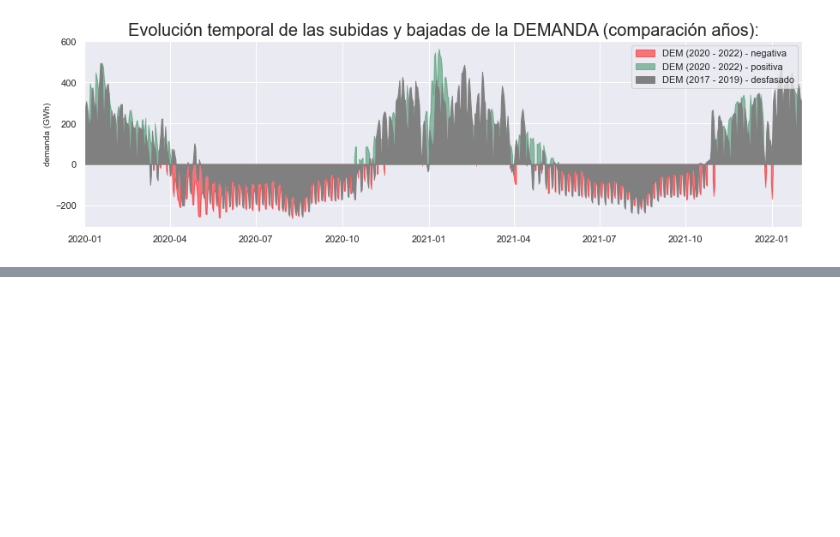
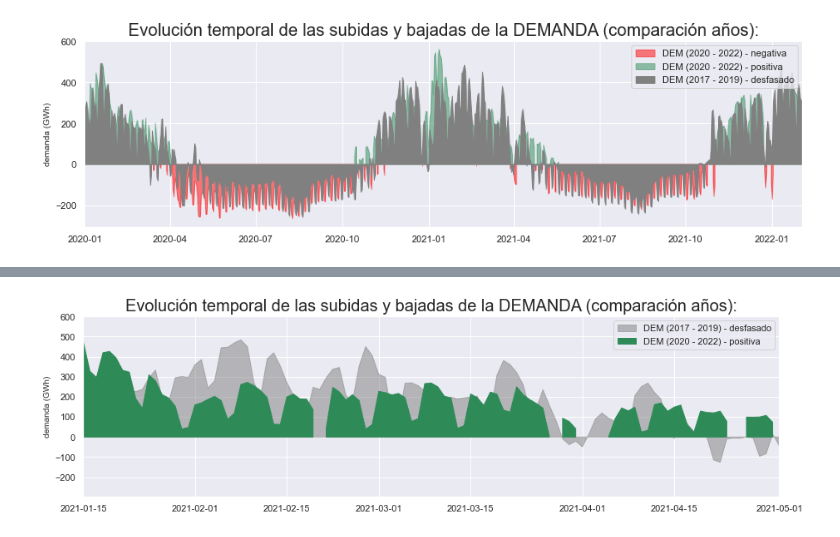
Before and after one commit to SeroviICAI/TRABAJO-1-ESTADISTICA-DESCRIPTIVA, a Jupyter notebook: notebooks/demanda_202122.ipynb, the cells around one changed output, grey strips where cells are left out. Cells and saved outputs as stored; diff of their text form; code cells hidden in the pictures; blank space fills up the shorter version.

```diff
--- a/notebooks/demanda_202122.ipynb
+++ b/notebooks/demanda_202122.ipynb
@@ -289,0 +289,21 @@ plt.show()
+# %%
+sns.axes_style("darkgrid")
+fig = plt.figure(2, figsize=(15, 4))
+
+# Demanda 2017 - 2019
+plt.fill_between(bdataframe_171819['FECHA'], bdataframe_171819['DEM'], where=bdataframe_171819['DEM'],
+                color = 'gray', label = 'DEM (2017 - 2019) - desfasado', alpha = 0.5)
+
+# Demanda 2020 - 2022
+plt.fill_between(cdataframe_202122['FECHA'], cdataframe_202122['DEM'], where=cdataframe_202122['DEM']>0,
+                color = 'seagreen', label = 'DEM (2020 - 2022) - positiva')
+
+plt.title("Evolución temporal de las subidas y bajadas de la DEMANDA (comparación años):", fontsize = 20)
+plt.xlim([datetime.date(2021, 1, 15), datetime.date(2021, 5, 1)])
+plt.ylabel("demanda (GWh)", fontsize = 10)
+plt.legend()
+
+plt.savefig('../reports/figures/Evolución temporal variaciones de DEMANDA (post-Filomena) (comparativa 4).png', bbox_inches='tight')
+plt.show()
+# %% [output]
+[figure, added]
```
Also changed, not shown: parts of 2 cells of this notebook, 1 other file.
